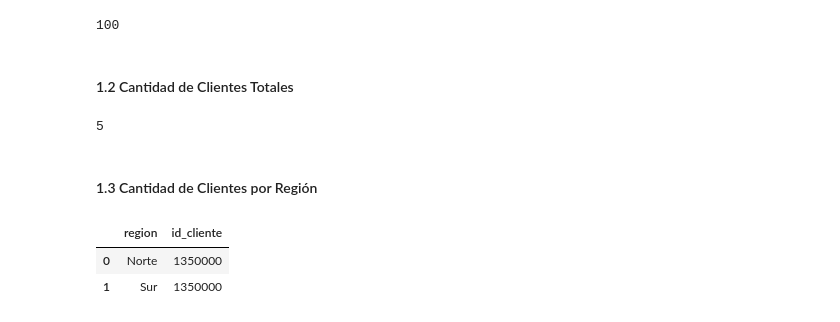
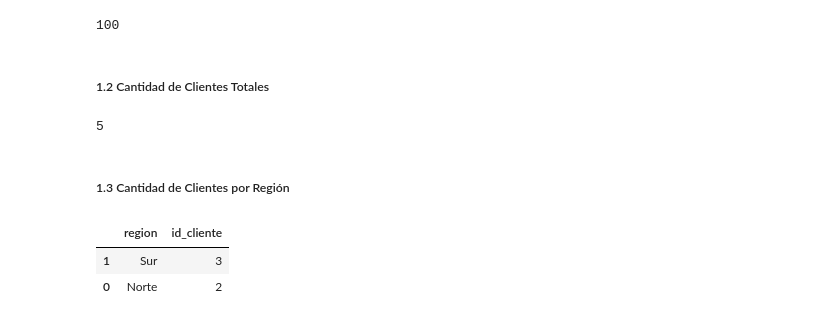
Before and after one commit to valenmongi/Icaro, a Jupyter notebook: TP_final/TP_Final.ipynb, the cells around one changed output. Cells and saved outputs as stored; diff of their text form; code cells hidden in the pictures.

```diff
--- a/TP_final/TP_Final.ipynb
+++ b/TP_final/TP_Final.ipynb
@@ -39,3 +37,8 @@ with engine.connect() as connection:
 Primero seleccionamos todas las bases disponibles en la DataBase original y analizamos algunas medidas de tamano de la base.
 # %%
 df = pd.read_sql('SELECT * FROM Clientes, Ventas, Regiones, Ventas_Productos, Categoria_Producto, Productos', engine)
+# %%
+# DataFrame para la tabla Clientes
+
+df_c = pd.read_sql('SELECT * FROM Clientes', engine)
+clientes = pd.DataFrame(df_c) #index=['id_cliente'])
@@ -41,0 +50,5 @@ df = pd.read_sql('SELECT * FROM Clientes, Ventas, Regiones, Ventas_Productos, Ca
+# %%
+# DataFrame para la tabla Regiones
+
+df_r = pd.read_sql('SELECT * FROM Regiones', engine)
+regiones = pd.DataFrame(df_r)
@@ -84,5 +154,5 @@ len(q_ventas)
 # %% [output]
 100
 # %% [markdown]
-#### 1.2 Cantidad de Clientes Totales
+##### 1.2 Cantidad de Clientes Totales
 # %%
@@ -91,11 +161,14 @@ len(q_clientes)
 # %% [output]
 5
 # %% [markdown]
-#### 1.3 Cantidad de Clientes por Región
+##### 1.3 Cantidad de Clientes por Región
 # %%
-q_cliente_region = df.groupby('region', axis=0).count()
-pd.DataFrame(q_cliente_region['id_cliente']).reset_index()
+q_cliente_region = clientes.set_index('id_region').join(regiones.set_index('id_region'))
+
+q_cliente_region_1 = q_cliente_region.groupby('region', axis=0).count()
+q_cliente_region_1 = pd.DataFrame(q_cliente_region_1['id_cliente']).reset_index()
+q_cliente_region_1.sort_values(by=['id_cliente'], axis=0, ascending=False)
 # %% [output]
 |  | region | id_cliente |
-| 0 | Norte | 1350000 |
-| 1 | Sur | 1350000 |
+| 1 | Sur | 3 |
+| 0 | Norte | 2 |
```
Also changed, not shown: parts of 22 cells of this notebook.
